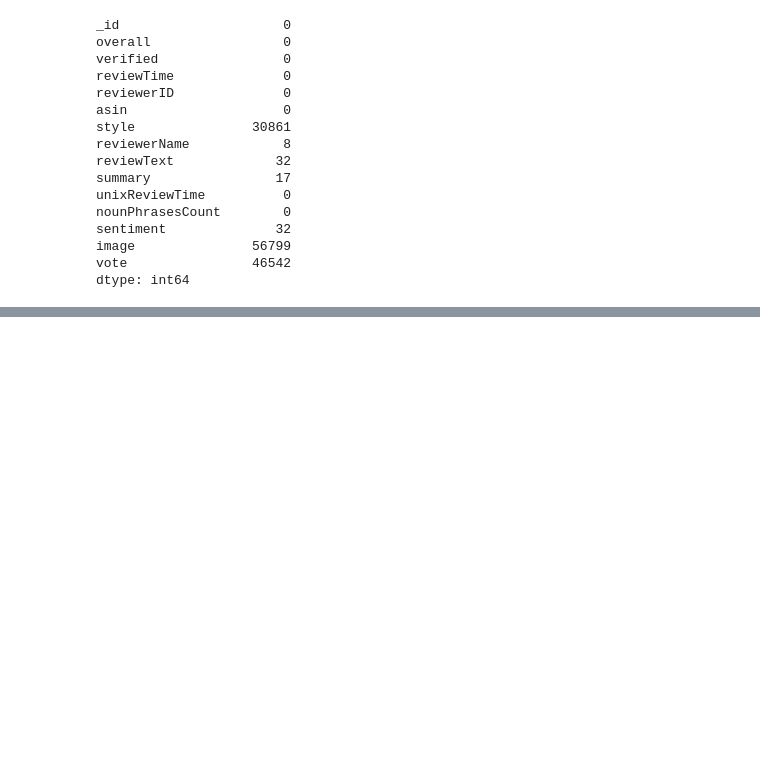
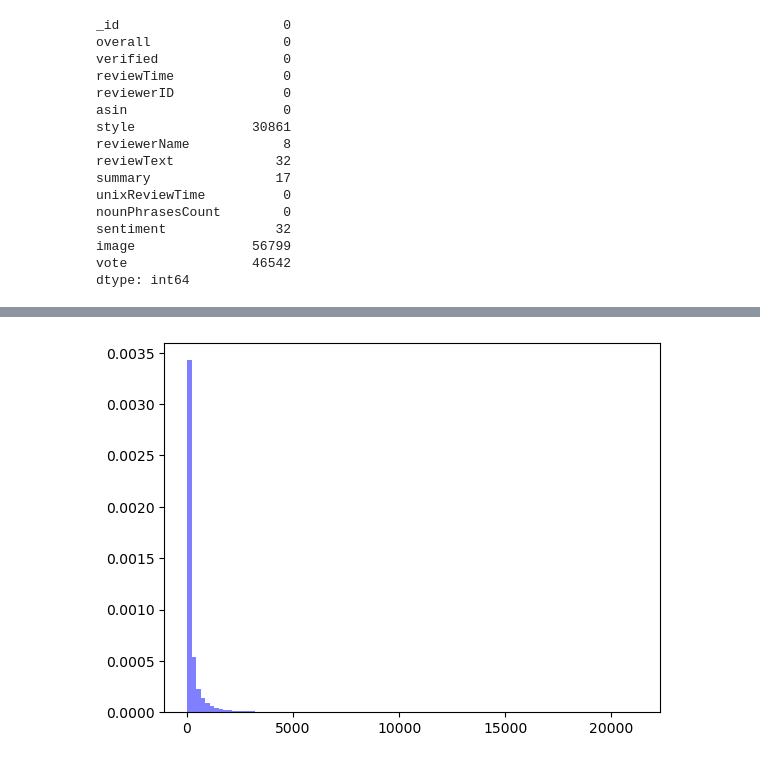
Before and after one commit to Seibell/IS3107, a Jupyter notebook: DataCleaningSentiment.ipynb, the cells around one changed output, grey strips where cells are left out. Saved outputs shown, nothing was run; the diff lists cells and outputs as text; code cells hidden in the pictures; blank space fills up the shorter version.

```diff
--- a/DataCleaningSentiment.ipynb
+++ b/DataCleaningSentiment.ipynb
@@ -181,0 +376,11 @@ process_reviews.head()
+# %%
+# distribution of review length, not sure if this is helpful
+plt.hist(process_reviews['review_len'], 100,
+         density=True,
+         histtype='bar',
+         facecolor='b',
+         alpha=0.5)
+
+plt.show()
+# %% [output]
+[figure, added]
```
Also changed, not shown: parts of 46 cells of this notebook.
